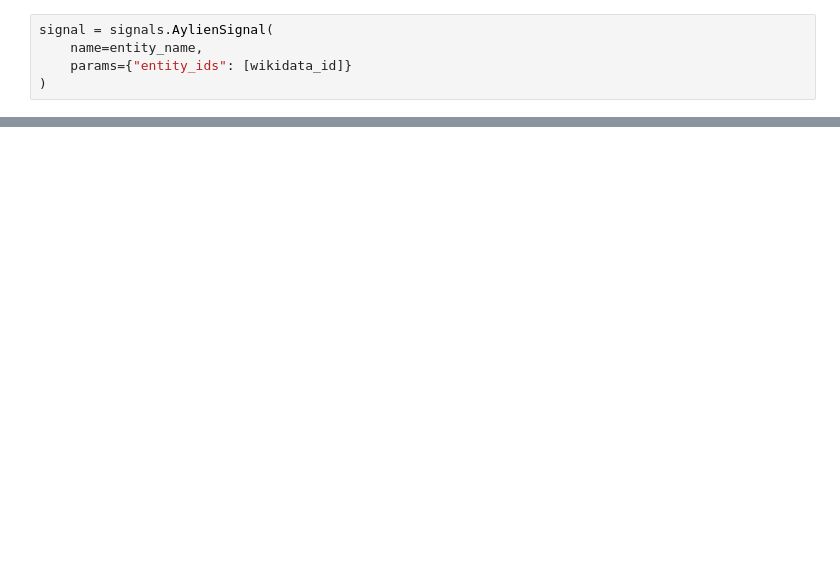
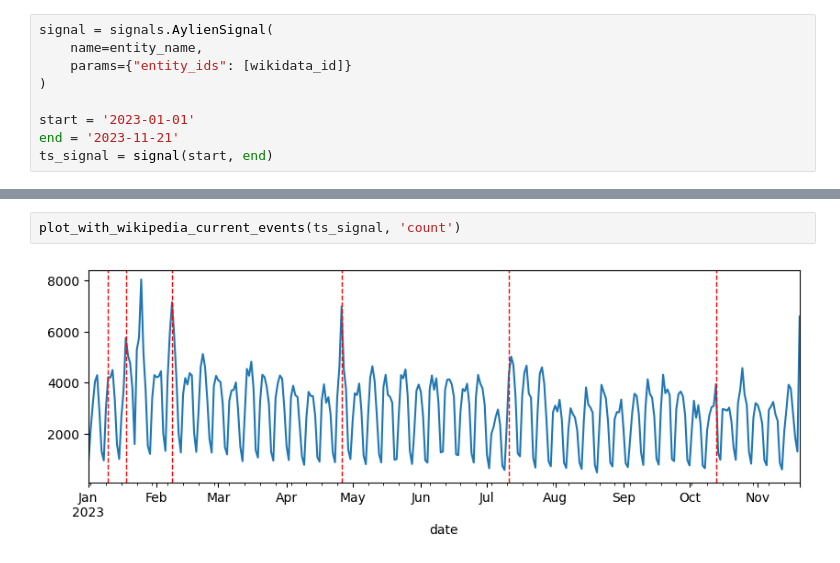
Before and after one commit to AYLIEN/news-signals-datasets, a Jupyter notebook: research/wiki-current-events-portal/create_current_events_signal.ipynb, the cells around one changed output, grey strips where cells are left out. Cells and saved outputs as stored; diff of their text form; blank space fills up the shorter version.

```diff
--- a/research/wiki-current-events-portal/create_current_events_signal.ipynb
+++ b/research/wiki-current-events-portal/create_current_events_signal.ipynb
@@ -52,3 +120,7 @@ signal = signals.AylienSignal(
     name=entity_name,
     params={"entity_ids": [wikidata_id]}
 )
+
+start = '2023-01-01'
+end = '2023-11-21'
+ts_signal = signal(start, end)
@@ -98,0 +157,4 @@ ts_signal.feeds_df[~ts_signal.feeds_df['wikipedia_current_events'].isna()]
+# %%
+plot_with_wikipedia_current_events(ts_signal, 'count')
+# %% [output]
+[figure, added]
```
Also changed, not shown: parts of 15 cells of this notebook.
